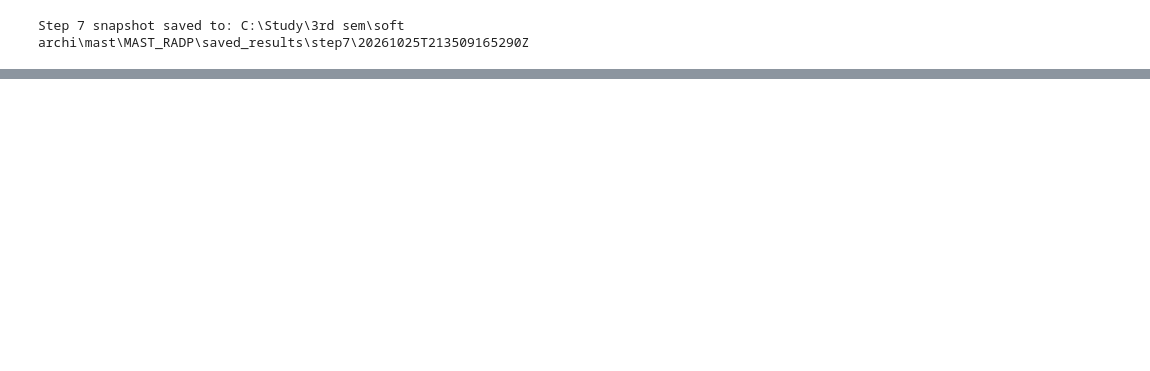
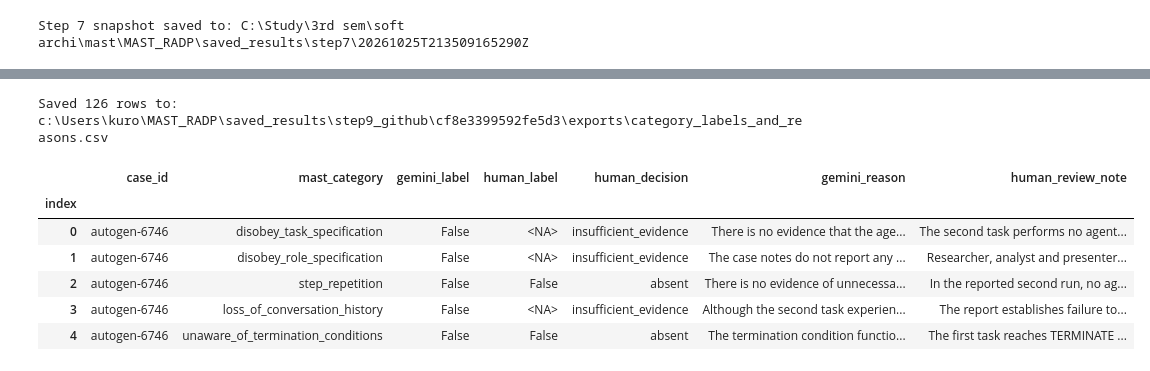
Before and after one commit to RyanChang0369/MAST_RADP, a Jupyter notebook: llm_judge_pipeline.ipynb, the cells around one changed output, grey strips where cells are left out. Cells and saved outputs as stored; diff of their text form; code cells hidden in the pictures; blank space fills up the shorter version.

Commit message:
Add nine GitHub cases and Step 8-9 classification review

```diff
--- a/llm_judge_pipeline.ipynb
+++ b/llm_judge_pipeline.ipynb
@@ -853,0 +864,27 @@ Step 7 snapshot saved to: C:\Study\3rd sem\soft archi\mast\MAST_RADP\saved_resul
+# %%
+# STEP 8 — Load the nine collected GitHub cases from the project folder.
+import json
+from pathlib import Path
+import pandas as pd
+
+PROJECT_FOLDER = Path.cwd()
+if not (PROJECT_FOLDER / "gemini_workflow.py").is_file():
+    raise RuntimeError("Run the notebook with MAST_RADP as the working folder.")
+
+CASES_FILE = PROJECT_FOLDER / "data" / "step8" / "github_cases.json"
+step8_cases = json.loads(CASES_FILE.read_text(encoding="utf-8"))
+assigned_case_ids = [
+    "autogen-6746", "autogen-7043", "autogen-6551",
+    "crewai-7614", "crewai-8368", "crewai-8483",
+    "crewai-8219", "crewai-7473", "crewai-8262",
+]
+step8_cases_df = pd.DataFrame(step8_cases).rename_axis("index")
+if step8_cases_df["case_id"].tolist() != assigned_case_ids:
+    raise ValueError("The case file does not contain the nine assigned cases in order.")
+if not step8_cases_df["source_checked_date"].eq("2026-10-25").all():
+    raise ValueError("Unexpected source-check date; inspect the case file.")
+
+with pd.option_context("display.max_colwidth", None):
+    display(step8_cases_df[[
+        "case_id", "issue_url", "source_checked_date", "reported_failure"
+    ]])
@@ -853,0 +1329,27 @@ Step 7 snapshot saved to: C:\Study\3rd sem\soft archi\mast\MAST_RADP\saved_resul
+# %%
+# STEP 9 — Save all 126 rows using the seven requested columns.
+step9_review_df = step9_comparison_df[step9_output_columns].copy()
+
+step9_output_folder = gemini_results_folder / "exports"
+step9_output_folder.mkdir(parents=True, exist_ok=True)
+results_file = step9_output_folder / "category_labels_and_reasons.csv"
+step9_review_df.to_csv(
+    results_file,
+    index=False,
+    na_rep="",
+    encoding="utf-8-sig",
+)
+print(f"Saved {len(step9_review_df)} rows to:")
+print(results_file)
+with pd.option_context("display.max_colwidth", 120):
+    display(step9_review_df.head().rename_axis("index"))
+# %% [output]
+Saved 126 rows to:
+c:\Users\kuro\MAST_RADP\saved_results\step9_github\cf8e3399592fe5d3\exports\category_labels_and_reasons.csv
+|  | case_id | mast_category | gemini_label | human_label | human_decision | gemini_reason | human_review_note |
+| index |  |  |  |  |  |  |  |
+| 0 | autogen-6746 | disobey_task_specification | False | <NA> | insufficient_evidence | There is no evidence that the age... | The second task performs no agent... |
+| 1 | autogen-6746 | disobey_role_specification | False | <NA> | insufficient_evidence | The case notes do not report any ... | Researcher, analyst and presenter... |
+| 2 | autogen-6746 | step_repetition | False | False | absent | There is no evidence of unnecessa... | In the reported second run, no ag... |
+| 3 | autogen-6746 | loss_of_conversation_history | False | <NA> | insufficient_evidence | Although the second task experien... | The report establishes failure to... |
+| 4 | autogen-6746 | unaware_of_termination_conditions | False | False | absent | The termination condition functio... | The first task reaches TERMINATE ... |
```
Also changed, not shown: parts of 6 cells of this notebook, 14 other files.
